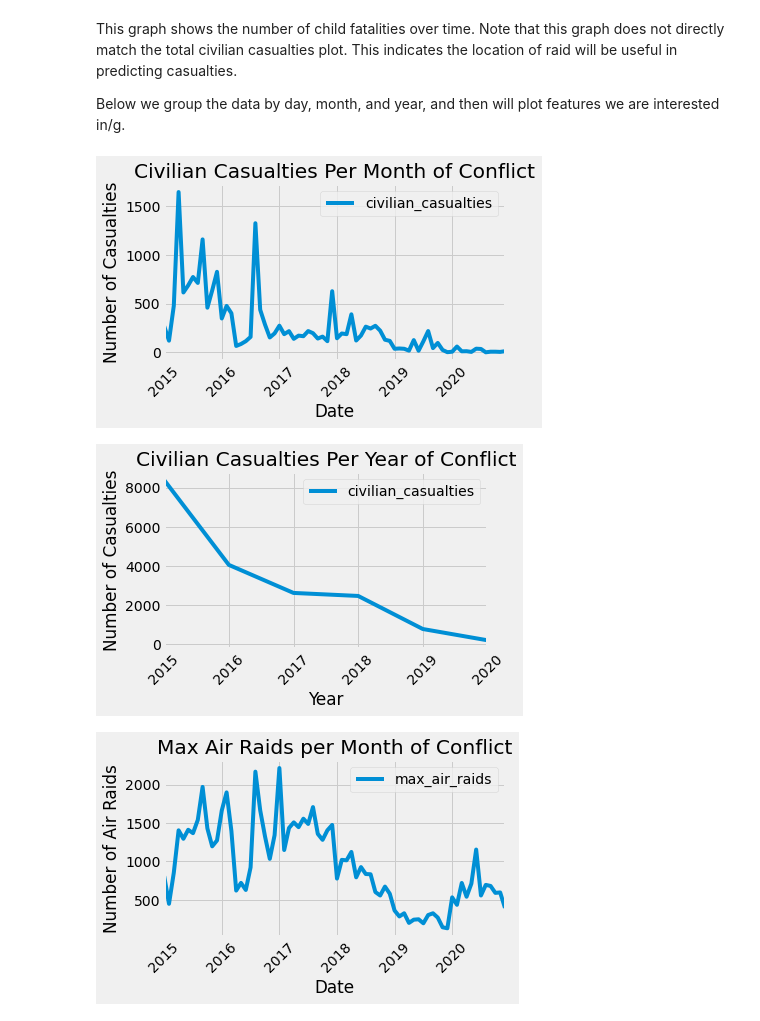
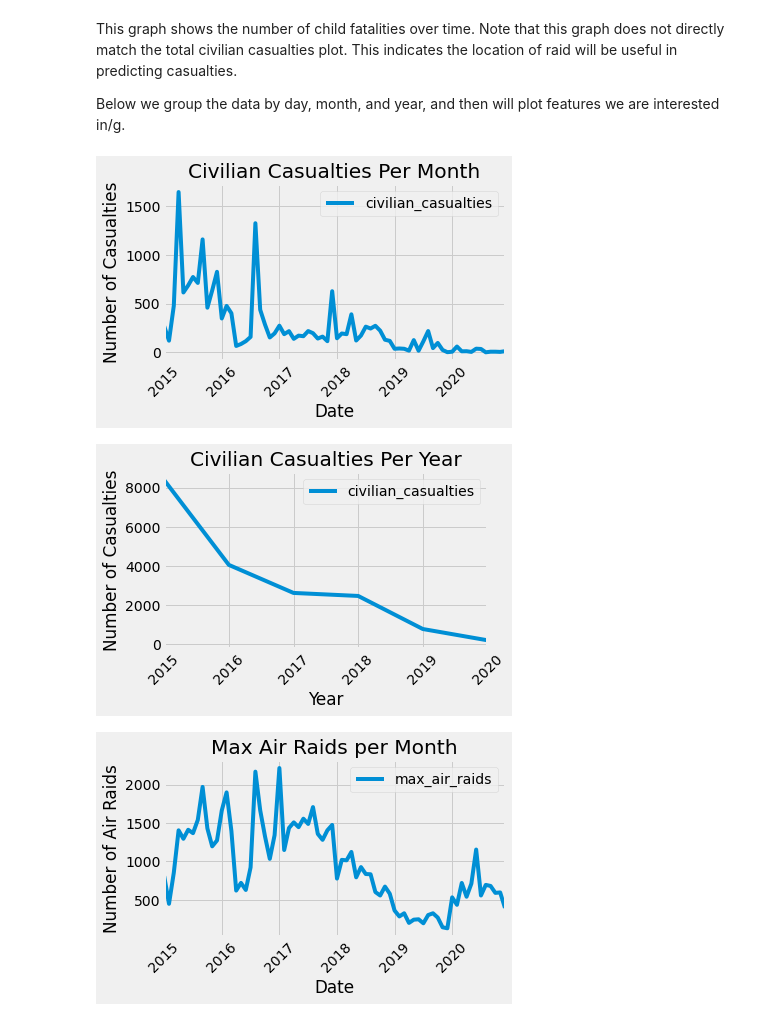
Before and after one commit to gnelsonpr6/yemen_air_raids, a Jupyter notebook: main_notebooks/eda_notebook.ipynb, the cells around one changed output. Saved outputs shown, nothing was run; the diff lists cells and outputs as text; code cells hidden in the pictures.

Commit message:
updated graphs in eda

```diff
--- a/main_notebooks/eda_notebook.ipynb
+++ b/main_notebooks/eda_notebook.ipynb
@@ -277,36 +277,36 @@ df_by_year = df.resample('Y').sum()
 #df_by_day.plot(y='civilian_casualties', use_index=True);
 # %%
 df_by_month.plot(y='civilian_casualties', use_index=True);
-plt.title('Civilian Casualties Per Month of Conflict')
+plt.title('Civilian Casualties Per Month')
 plt.ylabel('Number of Casualties')
 plt.xlabel('Date')
 plt.xticks(rotation= 45);
 plt.tight_layout()
 plt.savefig('../images/civilian_casualties_by_month.png');
 # %% [output]
-[figure, old version]
+[figure, new version]
 # %%
 df_by_year.plot(y='civilian_casualties', use_index=True);
-plt.title('Civilian Casualties Per Year of Conflict')
+plt.title('Civilian Casualties Per Year')
 plt.ylabel('Number of Casualties')
 plt.xlabel('Year')
 plt.xticks(rotation= 45);
 plt.tight_layout()
 plt.savefig('../images/civilian_casualties_by_year.png');
 # %% [output]
-[figure, old version]
+[figure, new version]
 # %%
 #this chart is redundant as it was already shown above.
 # df_by_day.plot(y='max_air_raids', use_index=True);
 # %%
 df_by_month.plot(y='max_air_raids', use_index=True);
-plt.title('Max Air Raids per Month of Conflict')
+plt.title('Max Air Raids per Month')
 plt.ylabel('Number of Air Raids')
 plt.xlabel('Date')
 plt.xticks(rotation= 45);
 plt.tight_layout()
 plt.savefig('../images/max_air_raids_by_month.png');
 # %% [output]
-[figure, old version]
+[figure, new version]
 # %%
 df_by_year.plot(y='max_air_raids', use_index=True);
```
Also changed, not shown: parts of 3 cells of this notebook, 6 other files.
